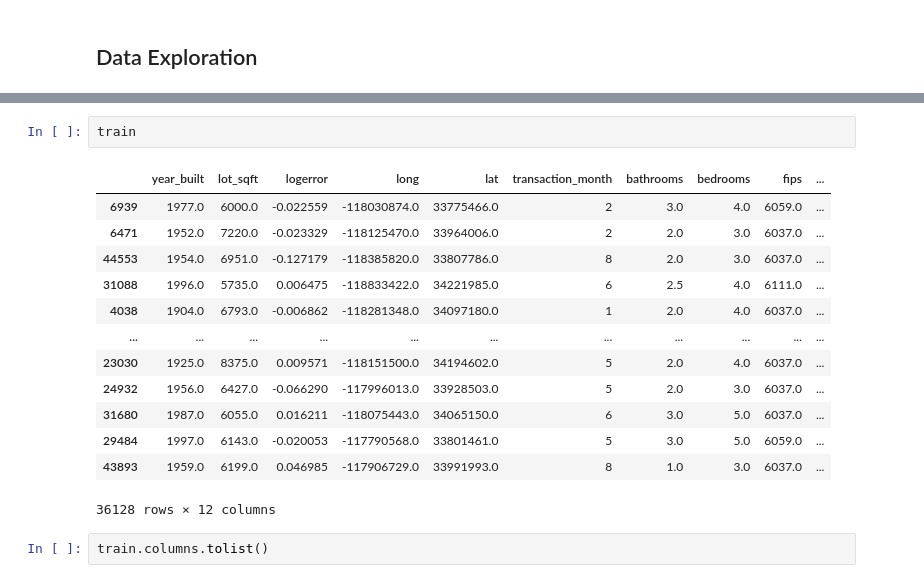
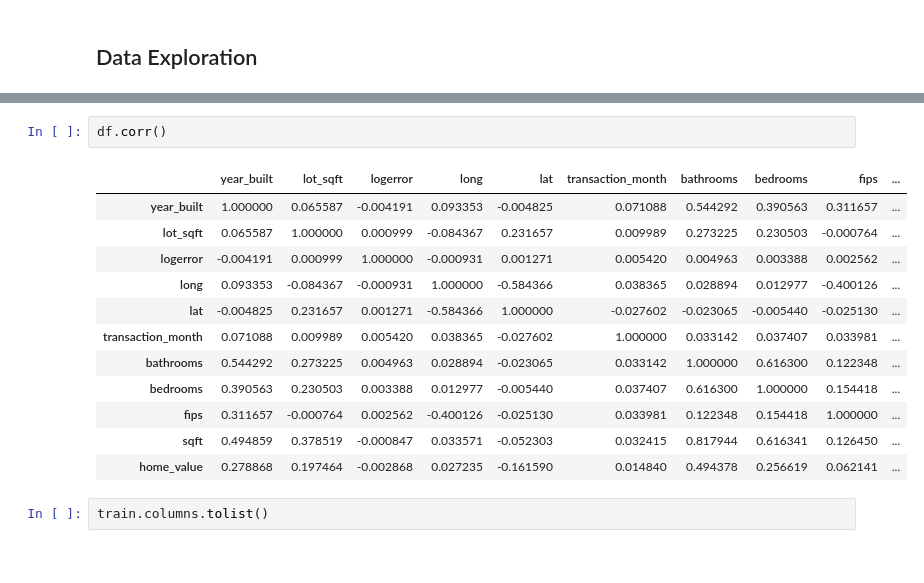
Before and after one commit to nicolas-angarita/Zillow_Project, a Jupyter notebook: working_notebook.ipynb, the cells around one changed output, grey strips where cells are left out. Cells and saved outputs as stored; diff of their text form.

```diff
--- a/working_notebook.ipynb
+++ b/working_notebook.ipynb
@@ -239,19 +257,18 @@ w.plot_categorical_and_continuous_vars(train, 'bedrooms', 'home_value')
 # %%
-train
+df.corr()
 # %% [output]
 |  | year_built | lot_sqft | logerror | long | lat | transaction_month | bathrooms | bedrooms | fips | ... |
-| 6939 | 1977.0 | 6000.0 | -0.022559 | -118030874.0 | 33775466.0 | 2 | 3.0 | 4.0 | 6059.0 | ... |
-| 6471 | 1952.0 | 7220.0 | -0.023329 | -118125470.0 | 33964006.0 | 2 | 2.0 | 3.0 | 6037.0 | ... |
-| 44553 | 1954.0 | 6951.0 | -0.127179 | -118385820.0 | 33807786.0 | 8 | 2.0 | 3.0 | 6037.0 | ... |
-| 31088 | 1996.0 | 5735.0 | 0.006475 | -118833422.0 | 34221985.0 | 6 | 2.5 | 4.0 | 6111.0 | ... |
-| 4038 | 1904.0 | 6793.0 | -0.006862 | -118281348.0 | 34097180.0 | 1 | 2.0 | 4.0 | 6037.0 | ... |
-| ... | ... | ... | ... | ... | ... | ... | ... | ... | ... | ... |
-| 23030 | 1925.0 | 8375.0 | 0.009571 | -118151500.0 | 34194602.0 | 5 | 2.0 | 4.0 | 6037.0 | ... |
-| 24932 | 1956.0 | 6427.0 | -0.066290 | -117996013.0 | 33928503.0 | 5 | 2.0 | 3.0 | 6037.0 | ... |
-| 31680 | 1987.0 | 6055.0 | 0.016211 | -118075443.0 | 34065150.0 | 6 | 3.0 | 5.0 | 6037.0 | ... |
-| 29484 | 1997.0 | 6143.0 | -0.020053 | -117790568.0 | 33801461.0 | 5 | 3.0 | 5.0 | 6059.0 | ... |
-| 43893 | 1959.0 | 6199.0 | 0.046985 | -117906729.0 | 33991993.0 | 8 | 1.0 | 3.0 | 6037.0 | ... |
+| year_built | 1.000000 | 0.065587 | -0.004191 | 0.093353 | -0.004825 | 0.071088 | 0.544292 | 0.390563 | 0.311657 | ... |
+| lot_sqft | 0.065587 | 1.000000 | 0.000999 | -0.084367 | 0.231657 | 0.009989 | 0.273225 | 0.230503 | -0.000764 | ... |
+| logerror | -0.004191 | 0.000999 | 1.000000 | -0.000931 | 0.001271 | 0.005420 | 0.004963 | 0.003388 | 0.002562 | ... |
+| long | 0.093353 | -0.084367 | -0.000931 | 1.000000 | -0.584366 | 0.038365 | 0.028894 | 0.012977 | -0.400126 | ... |
+| lat | -0.004825 | 0.231657 | 0.001271 | -0.584366 | 1.000000 | -0.027602 | -0.023065 | -0.005440 | -0.025130 | ... |
+| transaction_month | 0.071088 | 0.009989 | 0.005420 | 0.038365 | -0.027602 | 1.000000 | 0.033142 | 0.037407 | 0.033981 | ... |
+| bathrooms | 0.544292 | 0.273225 | 0.004963 | 0.028894 | -0.023065 | 0.033142 | 1.000000 | 0.616300 | 0.122348 | ... |
+| bedrooms | 0.390563 | 0.230503 | 0.003388 | 0.012977 | -0.005440 | 0.037407 | 0.616300 | 1.000000 | 0.154418 | ... |
+| fips | 0.311657 | -0.000764 | 0.002562 | -0.400126 | -0.025130 | 0.033981 | 0.122348 | 0.154418 | 1.000000 | ... |
+| sqft | 0.494859 | 0.378519 | -0.000847 | 0.033571 | -0.052303 | 0.032415 | 0.817944 | 0.616341 | 0.126450 | ... |
+| home_value | 0.278868 | 0.197464 | -0.002868 | 0.027235 | -0.161590 | 0.014840 | 0.494378 | 0.256619 | 0.062141 | ... |
-36128 rows × 12 columns
 # %%
 train.columns.tolist()
 # %% [output]
```
Also changed, not shown: parts of 13 cells of this notebook, 3 other files.
